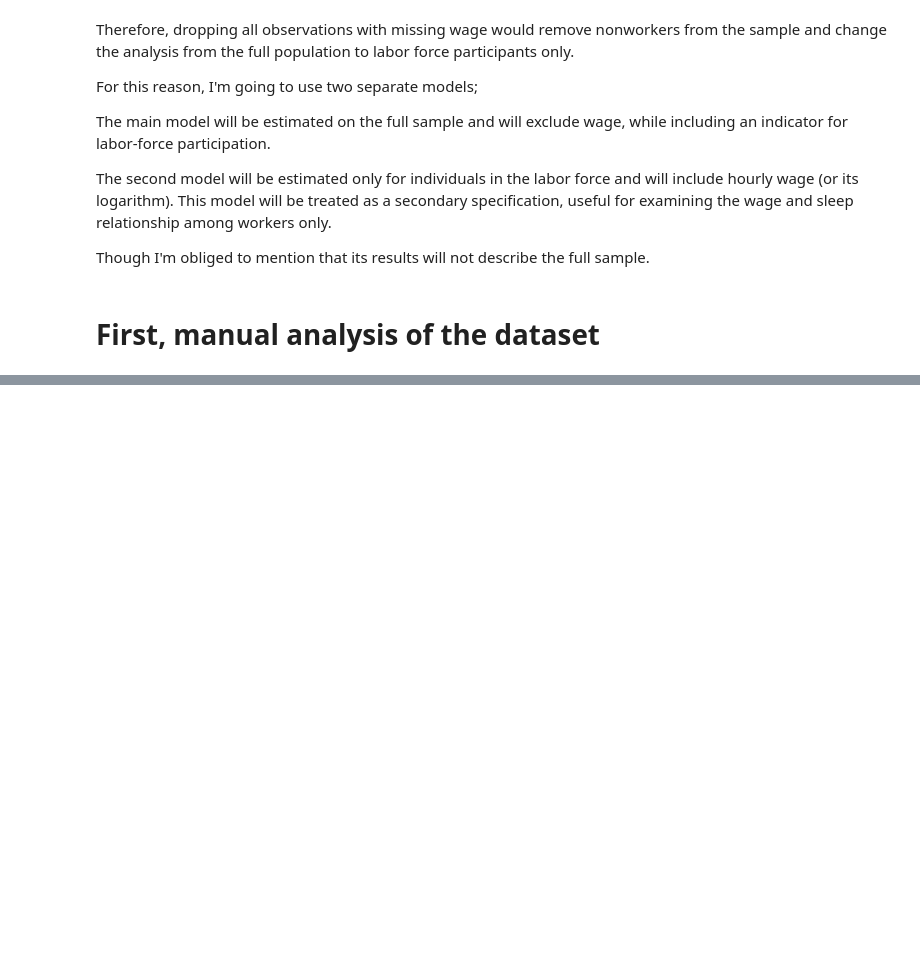
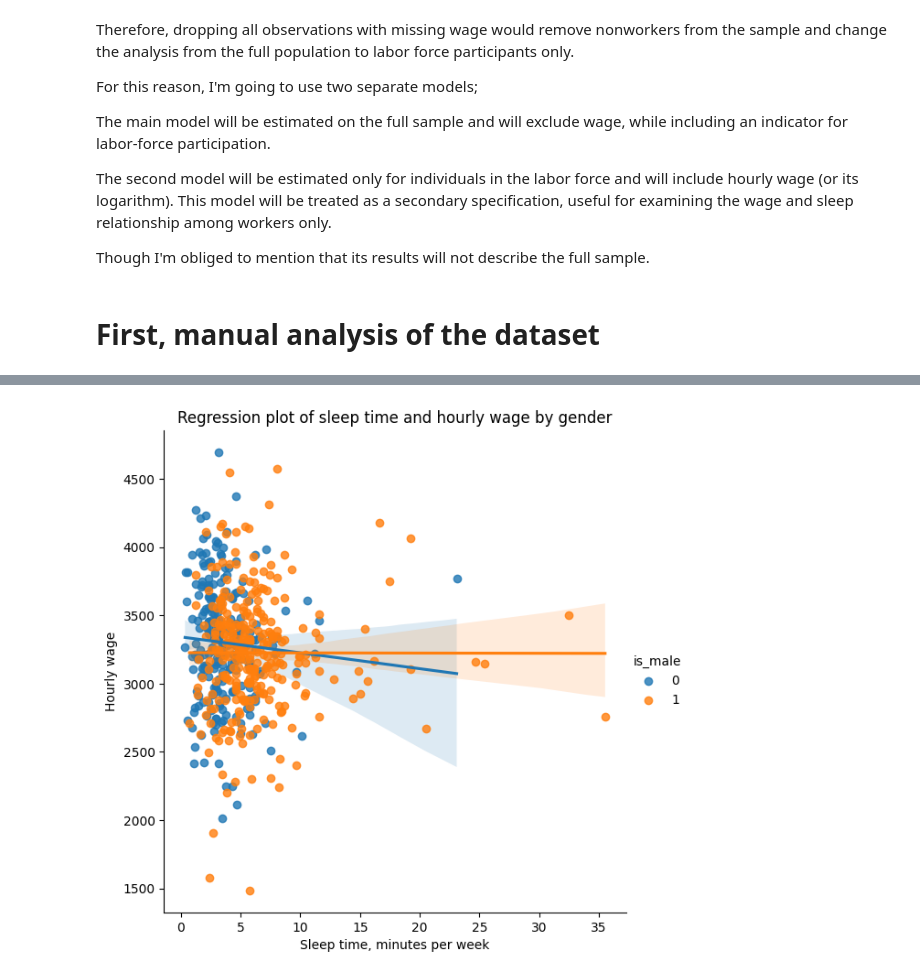
Before and after one commit to bartoszwerp/Sleep-Data-Report, a Jupyter notebook: sleep_analysis.ipynb, the cells around one changed output, grey strips where cells are left out. Drawn from its saved outputs; the diff is of its cells as text; code cells hidden in the pictures; blank space fills up the shorter version.

Commit message:
Simple regression model implemented

```diff
--- a/sleep_analysis.ipynb
+++ b/sleep_analysis.ipynb
@@ -166,0 +169,15 @@ plt.show()
+# %%
+sns.lmplot(
+    data=df,
+    x="hourly_wage",
+    y="sleep_minutes",
+    hue="is_male",
+    height=6,
+)
+
+plt.title("Regression plot of sleep time and hourly wage by gender")
+plt.xlabel("Sleep time, minutes per week")
+plt.ylabel("Hourly wage")
+plt.show()
+# %% [output]
+[figure, added]
```
Also changed, not shown: parts of 10 cells of this notebook.
